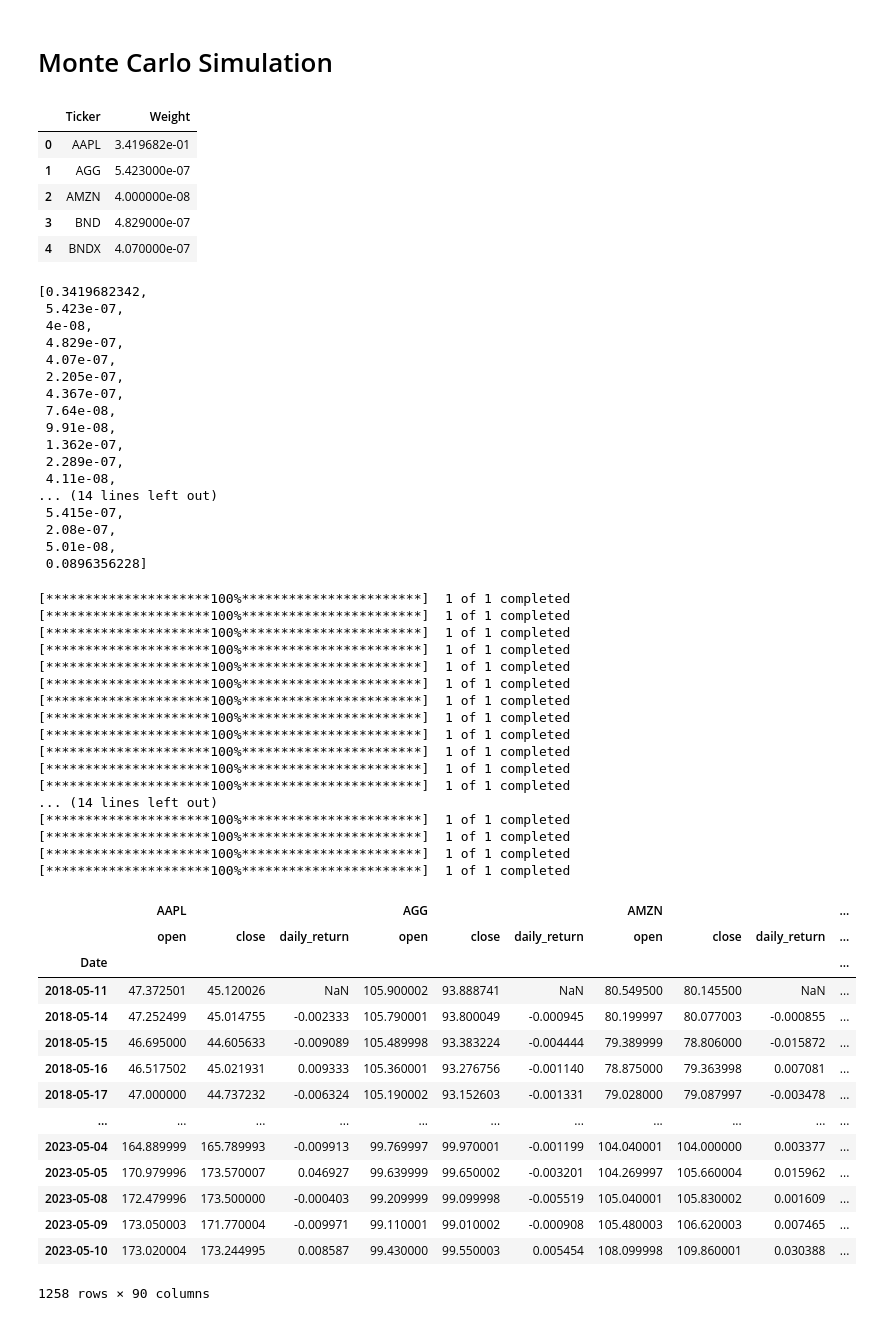
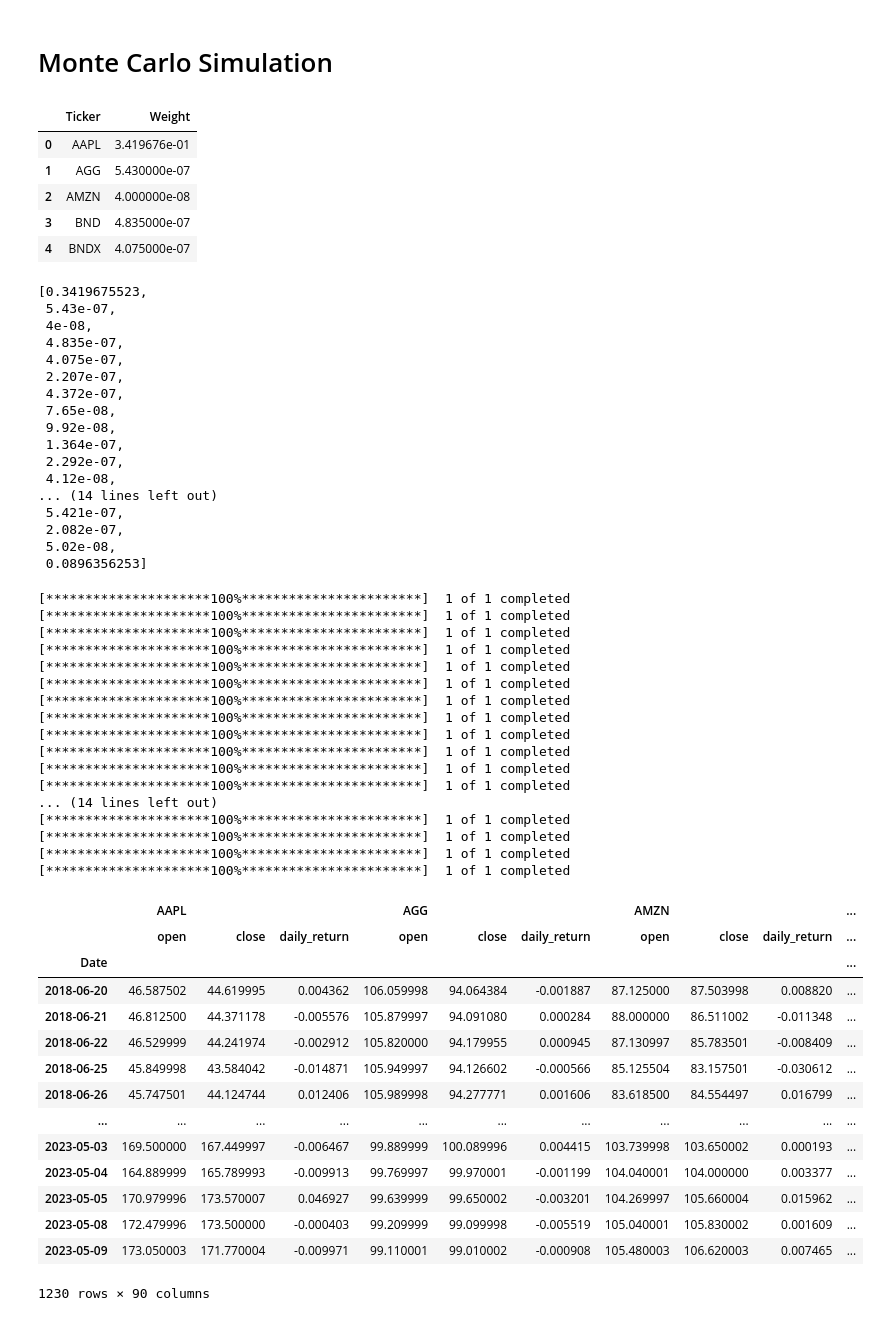
Before and after one commit to ssenhouse/Project1, a Jupyter notebook: fab_five_portfolio_picker.ipynb, the cells around one changed output. Drawn from its saved outputs; the diff is of its cells as text; code cells hidden in the pictures.

```diff
--- a/fab_five_portfolio_picker.ipynb
+++ b/fab_five_portfolio_picker.ipynb
@@ -218,12 +220,16 @@ ax = rp.plot_risk_con(w_rp, cov=port.cov, returns=port.returns, rm=rm, rf=0, alp
 # %% [markdown]
 # Monte Carlo Simulation
 # %%
-#Read the csv created from the risk parity module and create a dataframe with the tickers and weights in the portfolio
+#using the weight 'w' from the optimal portfolio as the weights to simulate the projected returns from the portfolio
 
 
 #portfolio_path = Path("w.csv")
 #portfolio_df = pd.read_csv(portfolio_path)
 #display(w)
+
+# Monte Carlo simulation is on the optimal portfolio
+w = port.optimization(model=model, rm=rm, obj=obj, rf=rf, l=l, hist=hist)
+
 portfolio_df = w
 portfolio_df = portfolio_df.reset_index()
 portfolios_headers = ["Ticker", "Weight"]
@@ -233,11 +239,11 @@ portfolio_df['Weight'] = portfolio_df['Weight'].astype(float)
 portfolio_df.head()
 # %% [output]
 |  | Ticker | Weight |
-| 0 | AAPL | 3.419682e-01 |
-| 1 | AGG | 5.423000e-07 |
+| 0 | AAPL | 3.419676e-01 |
+| 1 | AGG | 5.430000e-07 |
 | 2 | AMZN | 4.000000e-08 |
-| 3 | BND | 4.829000e-07 |
-| 4 | BNDX | 4.070000e-07 |
+| 3 | BND | 4.835000e-07 |
+| 4 | BNDX | 4.075000e-07 |
 # %%
 #Creating lists of tickers and weights to be used in the Monte Carlo simulation
 
@@ -249,23 +255,23 @@ weights_list
 #for i in weights_list:
    # print(type(i))
 # %% [output]
-[0.3419682342,
- 5.423e-07,
+[0.3419675523,
+ 5.43e-07,
  4e-08,
- 4.829e-07,
- 4.07e-07,
- 2.205e-07,
- 4.367e-07,
- 7.64e-08,
- 9.91e-08,
- 1.362e-07,
- 2.289e-07,
- 4.11e-08,
+ 4.835e-07,
+ 4.075e-07,
+ 2.207e-07,
+ 4.372e-07,
+ 7.65e-08,
+ 9.92e-08,
+ 1.364e-07,
+ 2.292e-07,
+ 4.12e-08,
 ... (14 lines left out)
- 5.415e-07,
- 2.08e-07,
- 5.01e-08,
- 0.0896356228]
+ 5.421e-07,
+ 2.082e-07,
+ 5.02e-08,
+ 0.0896356253]
 # %%
 #Getting the open, close and daily return for the tickers in the portfolio and creating a dataframe with the data
 
@@ -273,46 +279,46 @@ dfs = []
 
 for ticker in tickers:
     data = yf.download(ticker, start, interval='1d')
     open_df = pd.DataFrame(data['Open']).rename(columns={'Open': 'open'})
     adj_close_df = pd.DataFrame(data['Adj Close']).rename(columns={'Adj Close': 'close'})
     daily_return_df = pd.DataFrame(data['Adj Close'].pct_change()).rename(columns={'Adj Close': 'daily_return'})
     dfs.append(pd.concat([open_df, adj_close_df, daily_return_df], axis=1, keys=[ticker]*3))
 
-data = pd.concat(dfs, axis=1)
+data = pd.concat(dfs, axis=1).dropna()
 data
 # %% [output]
 [*********************100%***********************]  1 of 1 completed
 [*********************100%***********************]  1 of 1 completed
 [*********************100%***********************]  1 of 1 completed
 [*********************100%***********************]  1 of 1 completed
 [*********************100%***********************]  1 of 1 completed
 [*********************100%***********************]  1 of 1 completed
 [*********************100%***********************]  1 of 1 completed
 [*********************100%***********************]  1 of 1 completed
 [*********************100%***********************]  1 of 1 completed
 [*********************100%***********************]  1 of 1 completed
 [*********************100%***********************]  1 of 1 completed
 [*********************100%***********************]  1 of 1 completed
 ... (14 lines left out)
 [*********************100%***********************]  1 of 1 completed
 [*********************100%***********************]  1 of 1 completed
 [*********************100%***********************]  1 of 1 completed
 [*********************100%***********************]  1 of 1 completed
 |  | AAPL |  |  | AGG |  |  | AMZN |  |  | ... |
 |  | open | close | daily_return | open | close | daily_return | open | close | daily_return | ... |
 | Date |  |  |  |  |  |  |  |  |  | ... |
-| 2018-05-11 | 47.372501 | 45.120026 | NaN | 105.900002 | 93.888741 | NaN | 80.549500 | 80.145500 | NaN | ... |
-| 2018-05-14 | 47.252499 | 45.014755 | -0.002333 | 105.790001 | 93.800049 | -0.000945 | 80.199997 | 80.077003 | -0.000855 | ... |
-| 2018-05-15 | 46.695000 | 44.605633 | -0.009089 | 105.489998 | 93.383224 | -0.004444 | 79.389999 | 78.806000 | -0.015872 | ... |
-| 2018-05-16 | 46.517502 | 45.021931 | 0.009333 | 105.360001 | 93.276756 | -0.001140 | 78.875000 | 79.363998 | 0.007081 | ... |
-| 2018-05-17 | 47.000000 | 44.737232 | -0.006324 | 105.190002 | 93.152603 | -0.001331 | 79.028000 | 79.087997 | -0.003478 | ... |
+| 2018-06-20 | 46.587502 | 44.619995 | 0.004362 | 106.059998 | 94.064384 | -0.001887 | 87.125000 | 87.503998 | 0.008820 | ... |
+| 2018-06-21 | 46.812500 | 44.371178 | -0.005576 | 105.879997 | 94.091080 | 0.000284 | 88.000000 | 86.511002 | -0.011348 | ... |
+| 2018-06-22 | 46.529999 | 44.241974 | -0.002912 | 105.820000 | 94.179955 | 0.000945 | 87.130997 | 85.783501 | -0.008409 | ... |
+| 2018-06-25 | 45.849998 | 43.584042 | -0.014871 | 105.949997 | 94.126602 | -0.000566 | 85.125504 | 83.157501 | -0.030612 | ... |
+| 2018-06-26 | 45.747501 | 44.124744 | 0.012406 | 105.989998 | 94.277771 | 0.001606 | 83.618500 | 84.554497 | 0.016799 | ... |
 | ... | ... | ... | ... | ... | ... | ... | ... | ... | ... | ... |
+| 2023-05-03 | 169.500000 | 167.449997 | -0.006467 | 99.889999 | 100.089996 | 0.004415 | 103.739998 | 103.650002 | 0.000193 | ... |
 | 2023-05-04 | 164.889999 | 165.789993 | -0.009913 | 99.769997 | 99.970001 | -0.001199 | 104.040001 | 104.000000 | 0.003377 | ... |
 | 2023-05-05 | 170.979996 | 173.570007 | 0.046927 | 99.639999 | 99.650002 | -0.003201 | 104.269997 | 105.660004 | 0.015962 | ... |
 | 2023-05-08 | 172.479996 | 173.500000 | -0.000403 | 99.209999 | 99.099998 | -0.005519 | 105.040001 | 105.830002 | 0.001609 | ... |
 | 2023-05-09 | 173.050003 | 171.770004 | -0.009971 | 99.110001 | 99.010002 | -0.000908 | 105.480003 | 106.620003 | 0.007465 | ... |
-| 2023-05-10 | 173.020004 | 173.244995 | 0.008587 | 99.430000 | 99.550003 | 0.005454 | 108.099998 | 109.860001 | 0.030388 | ... |
-1258 rows × 90 columns
+1230 rows × 90 columns
 # %%
 #setting the inputs for the Monte Carlo simulation
 
```
Also changed, not shown: parts of 11 cells of this notebook.
